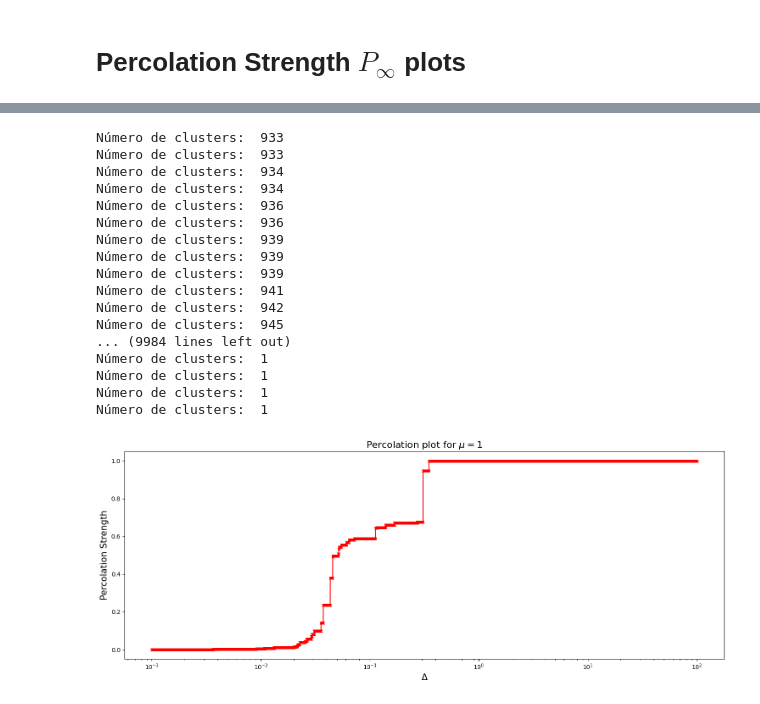
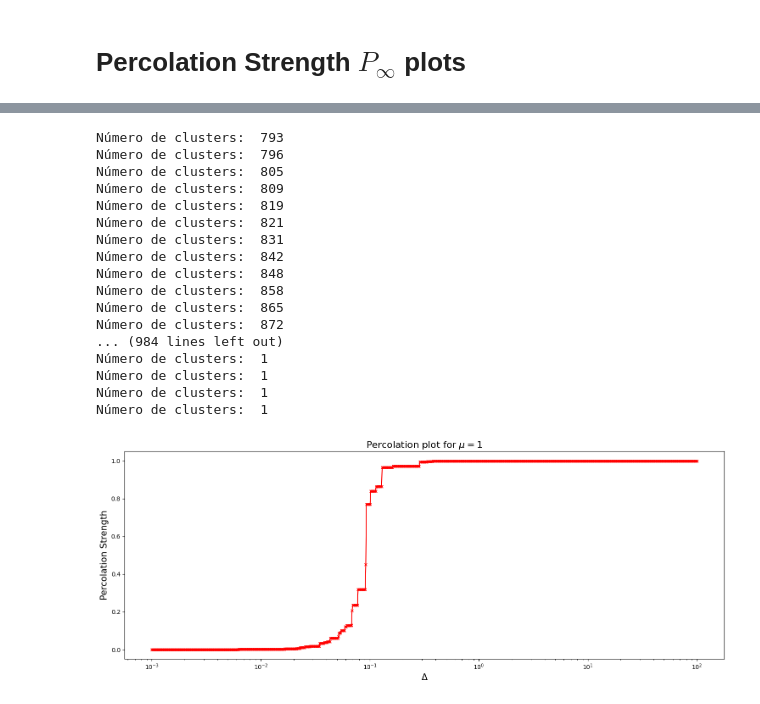
Before and after one commit to RivasAntonio/TFM, a Jupyter notebook: Códigos/Hawkes/Pruebas.ipynb, the cells around one changed output, grey strips where cells are left out. Cells and saved outputs as stored; diff of their text form; code cells hidden in the pictures.

```diff
--- a/Códigos/Hawkes/Pruebas.ipynb
+++ b/Códigos/Hawkes/Pruebas.ipynb
@@ -247,61 +234,61 @@ def calculate_percolation_strength(times_between_events, deltas):
     for delta in deltas:
         cluster_sizes = []
         # Initialize the size of the current cluster
-        current_cluster_size = 0
+        current_cluster_size = 1 # The first event is always a cluster
 
         for i in range(len(times_between_events)):
             if times_between_events[i] <= delta:
                 current_cluster_size += 1
             else:
-                if current_cluster_size > 0:
+                if current_cluster_size > 1: # Only consider clusters with more than one event
                     cluster_sizes.append(current_cluster_size)
                 # Reset the size of the current cluster
-                current_cluster_size = 0
+                current_cluster_size = 1 # The next event is always a cluster
 
         # Add the size of the last cluster
-        if current_cluster_size > 0:
+        if current_cluster_size > 1: # Only consider clusters with more than one event
             cluster_sizes.append(current_cluster_size)
 
         max_cluster_size = max(cluster_sizes)
 
         percolation_strengths.append(max_cluster_size / len(times_between_events))
         print('Número de clusters: ', len(cluster_sizes))
     return percolation_strengths
 
 
 # Definir los valores de delta
 deltas = np.logspace(-3, 2, num=1000, base=10)
 
 # Calcular la fuerza de percolación
 percolation_strengths = calculate_percolation_strength(times_between_events, deltas)
 
 # Graficar la fuerza de percolación en función de delta
 plt.figure(figsize=(15, 6))
 plt.plot(deltas, percolation_strengths, color='red', marker='x', ms=5)
 plt.xscale('log')
 plt.xlabel('$\Delta$', fontsize=15)
 plt.ylabel('Percolation Strength', fontsize=15)
 plt.title(f'Percolation plot for $\mu=${mu}', fontsize=16)
 plt.tight_layout()
 plt.show()
 # %% [output]
-Número de clusters:  933
-Número de clusters:  933
-Número de clusters:  934
-Número de clusters:  934
-Número de clusters:  936
-Número de clusters:  936
-Número de clusters:  939
-Número de clusters:  939
-Número de clusters:  939
-Número de clusters:  941
-Número de clusters:  942
-Número de clusters:  945
-... (9984 lines left out)
+Número de clusters:  793
+Número de clusters:  796
+Número de clusters:  805
+Número de clusters:  809
+Número de clusters:  819
+Número de clusters:  821
+Número de clusters:  831
+Número de clusters:  842
+Número de clusters:  848
+Número de clusters:  858
+Número de clusters:  865
+Número de clusters:  872
+... (984 lines left out)
 Número de clusters:  1
 Número de clusters:  1
 Número de clusters:  1
 Número de clusters:  1
-[figure, old version]
+[figure, new version]
 # %%
 percolation_strengths_list = []
```
Also changed, not shown: parts of 11 cells of this notebook.
